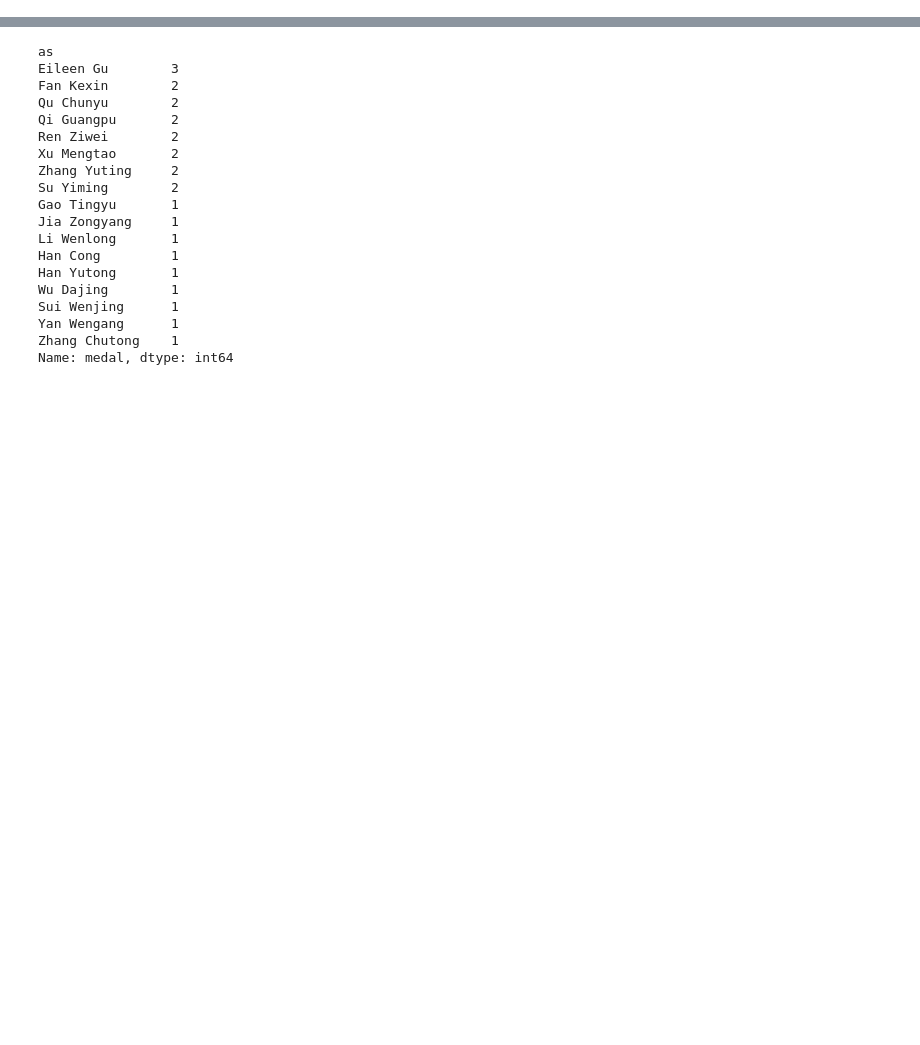
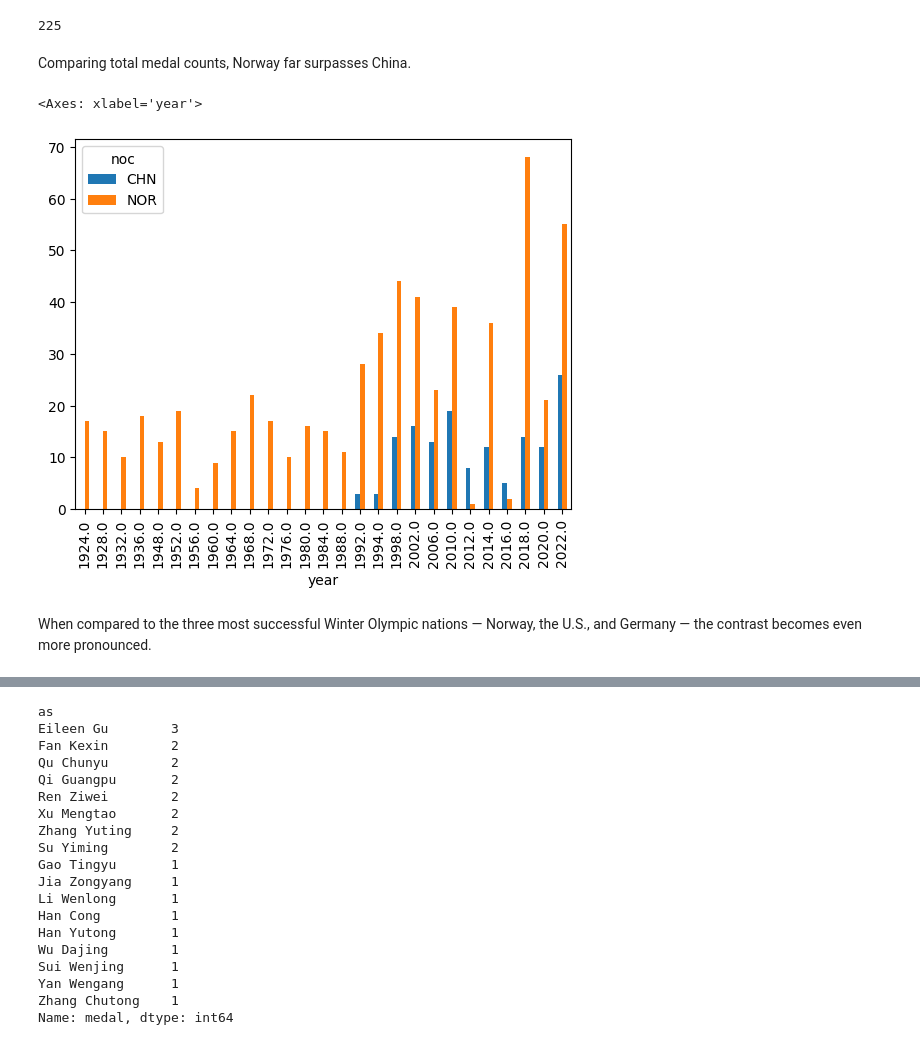
Before and after one commit to ninalawson-lab/comm3180_S26_Blog, a Jupyter notebook: posts/003_DOW3/DOW3.ipynb, the cells around one changed output, grey strips where cells are left out. Saved outputs shown, nothing was run; the diff lists cells and outputs as text; code cells hidden in the pictures; blank space fills up the shorter version.

```diff
--- a/posts/003_DOW3/DOW3.ipynb
+++ b/posts/003_DOW3/DOW3.ipynb
@@ -46,3 +0,0 @@ import matplotlib.pyplot as plt
-# %%
-wolympics_df = pd.read_csv('data/winter_olympics_medals.csv')
-wolympics_df.shape
@@ -197,0 +104,18 @@ china_2022 = wolympics_df[
+# %%
+len(norway_gold_medals)
+# %% [output]
+225
+# %% [markdown]
+Comparing total medal counts, Norway far surpasses China.
+# %%
+china_and_norway_filter = wolympics_df['noc'].isin(['NOR','CHN'])
+medal_filter = -wolympics_df['medal'].isna()
+
+china_norway_medals_df = wolympics_df[china_and_norway_filter & medal_filter].groupby(['year','noc'])['medal'].size()
+
+china_norway_medals_df.unstack().plot(kind='bar')
+# %% [output]
+<Axes: xlabel='year'>
+[figure, added]
+# %% [markdown]
+When compared to the three most successful Winter Olympic nations — Norway, the U.S., and Germany — the contrast becomes even more pronounced.
```
Also changed, not shown: parts of 53 cells of this notebook.
